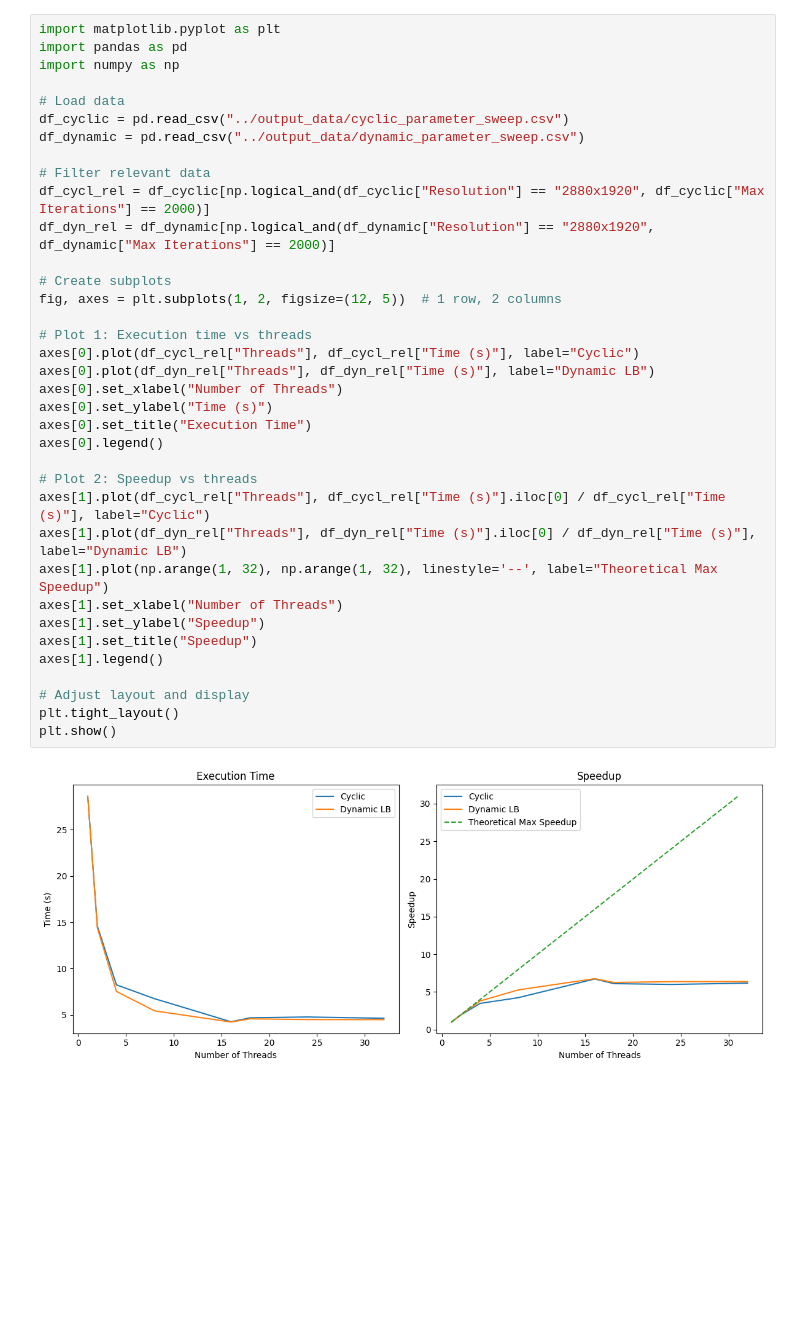
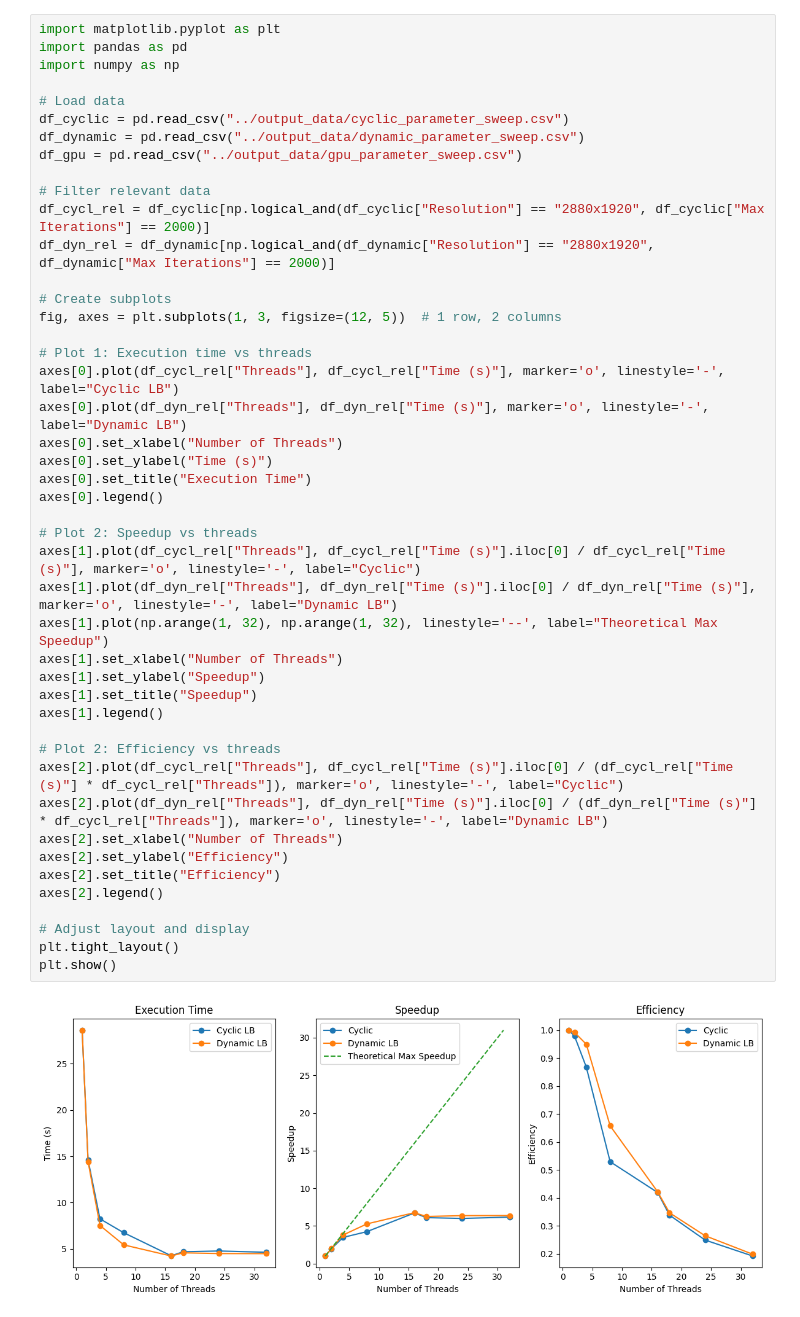
Before and after one commit to HansDampf37/MandelbrotSet, a Jupyter notebook: notebooks/plot_parameter_sweeps.ipynb, the cells around one changed output. Cells and saved outputs as stored; diff of their text form; blank space fills up the shorter version.

```diff
--- a/notebooks/plot_parameter_sweeps.ipynb
+++ b/notebooks/plot_parameter_sweeps.ipynb
@@ -3,36 +3,45 @@ import matplotlib.pyplot as plt
 import pandas as pd
 import numpy as np
 
 # Load data
 df_cyclic = pd.read_csv("../output_data/cyclic_parameter_sweep.csv")
 df_dynamic = pd.read_csv("../output_data/dynamic_parameter_sweep.csv")
+df_gpu = pd.read_csv("../output_data/gpu_parameter_sweep.csv")
 
 # Filter relevant data
 df_cycl_rel = df_cyclic[np.logical_and(df_cyclic["Resolution"] == "2880x1920", df_cyclic["Max Iterations"] == 2000)]
 df_dyn_rel = df_dynamic[np.logical_and(df_dynamic["Resolution"] == "2880x1920", df_dynamic["Max Iterations"] == 2000)]
 
 # Create subplots
-fig, axes = plt.subplots(1, 2, figsize=(12, 5))  # 1 row, 2 columns
+fig, axes = plt.subplots(1, 3, figsize=(12, 5))  # 1 row, 2 columns
 
 # Plot 1: Execution time vs threads
-axes[0].plot(df_cycl_rel["Threads"], df_cycl_rel["Time (s)"], label="Cyclic")
-axes[0].plot(df_dyn_rel["Threads"], df_dyn_rel["Time (s)"], label="Dynamic LB")
+axes[0].plot(df_cycl_rel["Threads"], df_cycl_rel["Time (s)"], marker='o', linestyle='-', label="Cyclic LB")
+axes[0].plot(df_dyn_rel["Threads"], df_dyn_rel["Time (s)"], marker='o', linestyle='-', label="Dynamic LB")
 axes[0].set_xlabel("Number of Threads")
 axes[0].set_ylabel("Time (s)")
 axes[0].set_title("Execution Time")
 axes[0].legend()
 
 # Plot 2: Speedup vs threads
-axes[1].plot(df_cycl_rel["Threads"], df_cycl_rel["Time (s)"].iloc[0] / df_cycl_rel["Time (s)"], label="Cyclic")
-axes[1].plot(df_dyn_rel["Threads"], df_dyn_rel["Time (s)"].iloc[0] / df_dyn_rel["Time (s)"], label="Dynamic LB")
+axes[1].plot(df_cycl_rel["Threads"], df_cycl_rel["Time (s)"].iloc[0] / df_cycl_rel["Time (s)"], marker='o', linestyle='-', label="Cyclic")
+axes[1].plot(df_dyn_rel["Threads"], df_dyn_rel["Time (s)"].iloc[0] / df_dyn_rel["Time (s)"], marker='o', linestyle='-', label="Dynamic LB")
 axes[1].plot(np.arange(1, 32), np.arange(1, 32), linestyle='--', label="Theoretical Max Speedup")
 axes[1].set_xlabel("Number of Threads")
 axes[1].set_ylabel("Speedup")
 axes[1].set_title("Speedup")
 axes[1].legend()
 
+# Plot 2: Efficiency vs threads
+axes[2].plot(df_cycl_rel["Threads"], df_cycl_rel["Time (s)"].iloc[0] / (df_cycl_rel["Time (s)"] * df_cycl_rel["Threads"]), marker='o', linestyle='-', label="Cyclic")
+axes[2].plot(df_dyn_rel["Threads"], df_dyn_rel["Time (s)"].iloc[0] / (df_dyn_rel["Time (s)"] * df_cycl_rel["Threads"]), marker='o', linestyle='-', label="Dynamic LB")
+axes[2].set_xlabel("Number of Threads")
+axes[2].set_ylabel("Efficiency")
+axes[2].set_title("Efficiency")
+axes[2].legend()
+
 # Adjust layout and display
 plt.tight_layout()
 plt.show()
 # %% [output]
-[figure, old version]
+[figure, new version]
```
Also changed, not shown: parts of 1 cell of this notebook, 10 other files.
